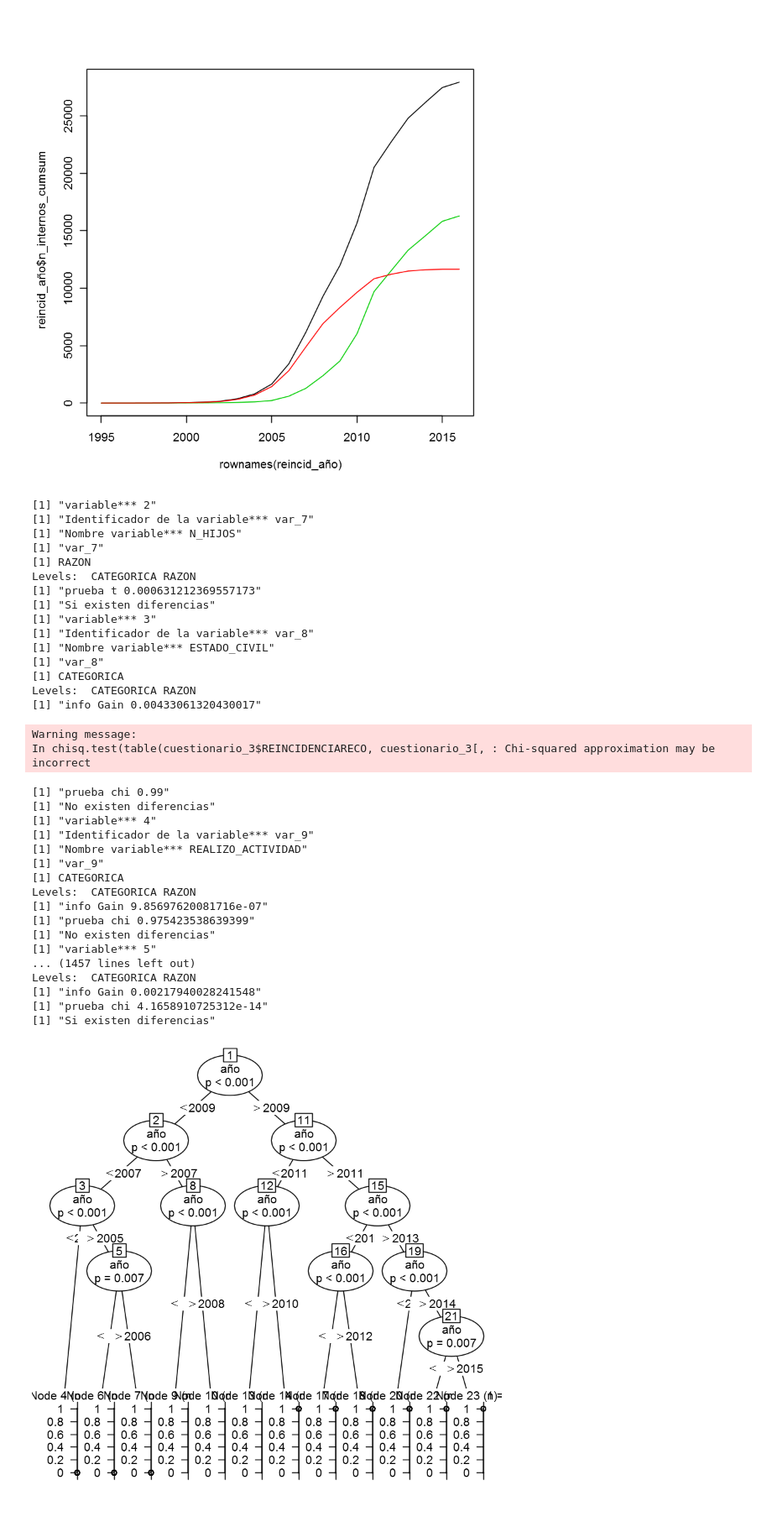
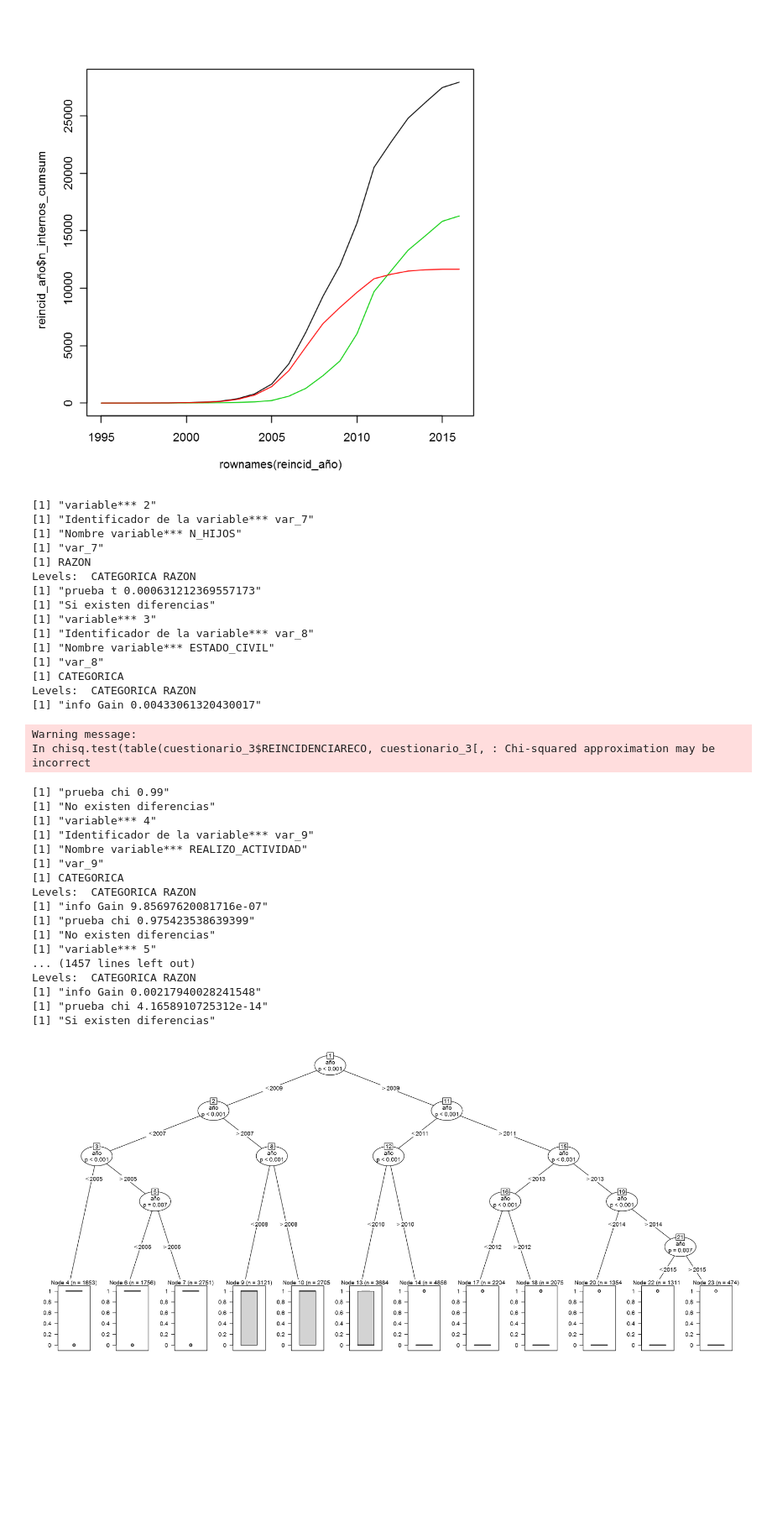
Before and after one commit to Yagwar/Proyectos, a Jupyter notebook: Prtores (R).ipynb, the cells around one changed output. Shown at 84% size. Saved outputs shown, nothing was run; the diff lists cells and outputs as text; code cells hidden in the pictures; blank space fills up the shorter version.

```diff
--- a/Prtores (R).ipynb
+++ b/Prtores (R).ipynb
@@ -205,10 +205,6 @@ lines(rownames(reincid_año),reincid_año$si_rein_cumsum, col=2)
 [figure]
 [figure]
 # %%
-tree_dat=ctree(Reincidente ~ año, data=reincidencia_año)
-plot(tree_dat)
-# reincidencia_año
-
 results=data.frame("ident"=rep(NA,ncol(cuestionario_3)),
                    "nom_var"=rep(NA,ncol(cuestionario_3)),
                    "info_gain"=rep(NA,ncol(cuestionario_3)),
@@ -299,7 +295,13 @@ Levels:  CATEGORICA RAZON
 [1] "info Gain 0.00217940028241548"
 [1] "prueba chi 4.1658910725312e-14"
 [1] "Si existen diferencias"
-[figure, removed]
+# %%
+options(repr.plot.width=22, repr.plot.height=10)
+tree_dat=ctree(Reincidente ~ año, data=reincidencia_año)
+plot(tree_dat)
+# reincidencia_año
+# %% [output]
+[figure, added]
 # %%
 cuest_5=cuestionario_3[c("REINCIDENCIARECO","var_10","var_11","var_12","var_13","var_14")]
 varnames=c("REINCIDENCIARECO",# REINCIDENCIARECO
```
